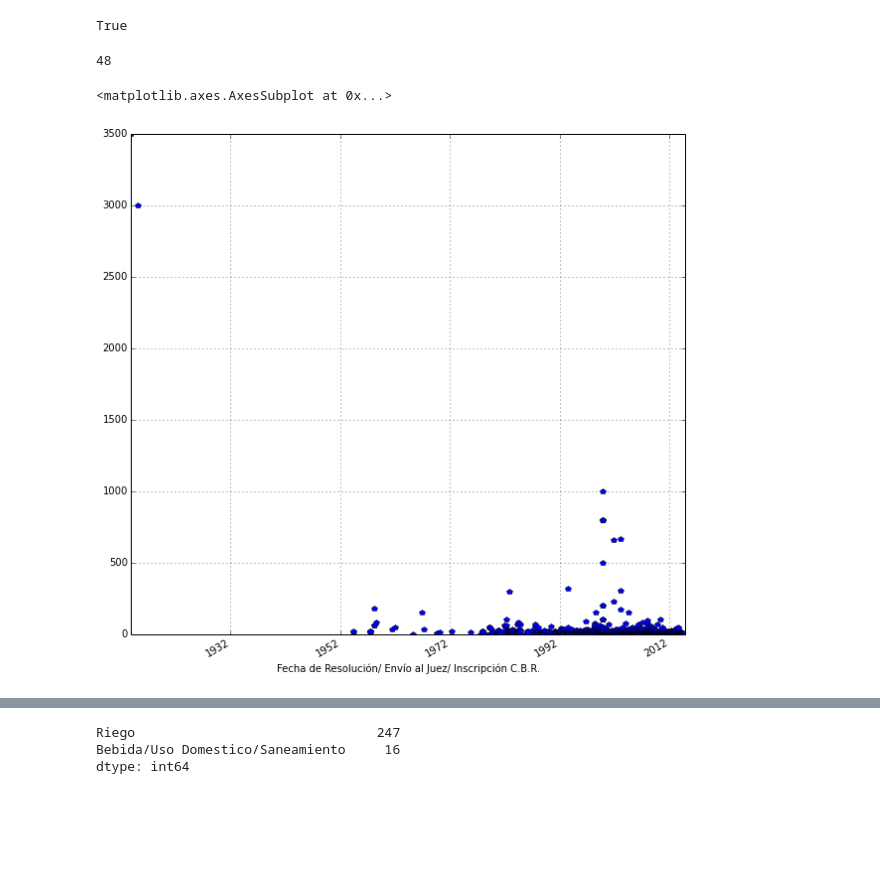
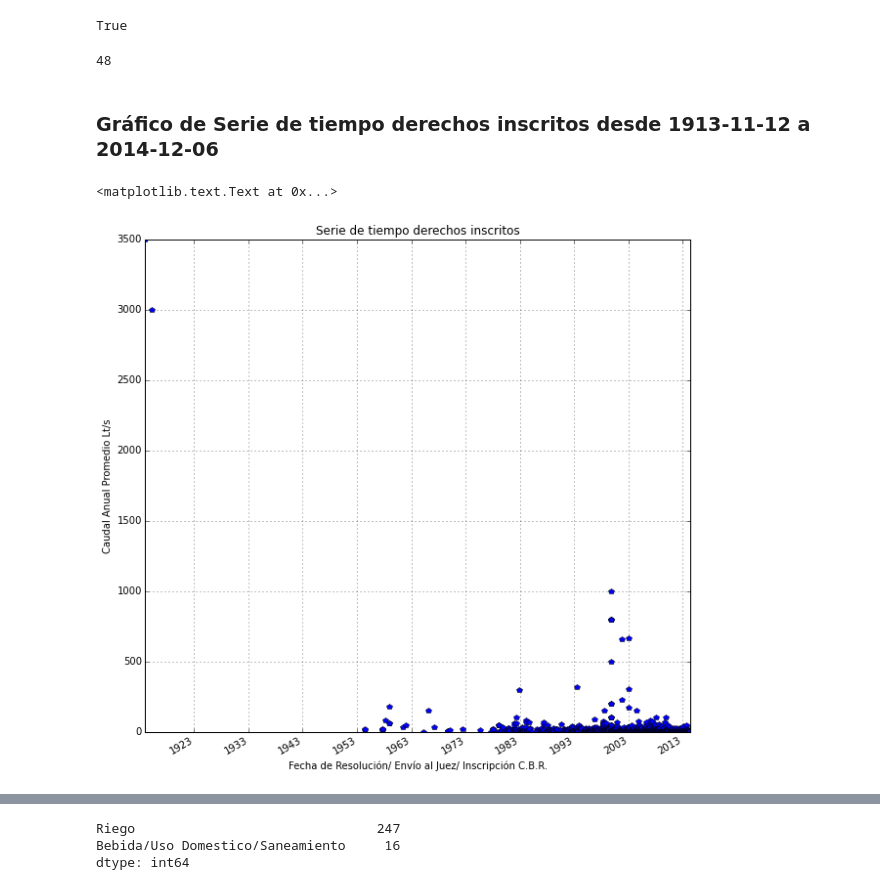
Before and after one commit to jrovegno/fci, a Jupyter notebook: Derechos-Agua-Petorca.ipynb, the cells around one changed output, grey strips where cells are left out. Drawn from its saved outputs; the diff is of its cells as text; code cells hidden in the pictures; blank space fills up the shorter version.

```diff
--- a/Derechos-Agua-Petorca.ipynb
+++ b/Derechos-Agua-Petorca.ipynb
@@ -15,2 +35,2 @@ if run_console:
 # %%
-ddaa = pd.read_csv('Derechos_Concedidos_V_Region-xls-Petorca-WGS84-csv-V3.csv', index_col='Fecha de Resolución/ Envío al Juez/ Inscripción C.B.R.', parse_dates=True)
+ddaa = pd.read_csv('Derechos_Concedidos_V_Region-xls-Petorca-WGS84-csv-V4.csv', index_col='Fecha de Resolución/ Envío al Juez/ Inscripción C.B.R.', dayfirst=True, parse_dates=True)
@@ -40,0 +62,4 @@ Index([u'LOCATION', u'Código de \nExpediente', u'Uso del Agua', u'Naturaleza de
+# %%
+# Corrige Nombres de Columnas eliminando caracter especial \r
+ddaa.columns = map(lambda s: s.replace('\r', ''), ddaa.columns.values)
+ddaa.columns
@@ -63,15 +93,19 @@ ddaa.sort(u'Caudal \nAnual\nProm', ascending=False).head(25)
 (len(ddaa.columns) - 15)*len(ddaa) < 100000
 # %% [output]
 True
-# %%
-len(ddaa.columns)
-# %% [output]
-48
+# %%
+# Número de columnas del dataset
+len(ddaa.columns)
+# %% [output]
+48
+# %% [markdown]
+### Gráfico de Serie de tiempo derechos inscritos desde 1913-11-12 a 2014-12-06
 # %%
-ddaa[u'Caudal \nAnual\nProm'].plot(figsize=(10, 10), style=['p'])
+plot1 = ddaa[u'Caudal \nAnual\nProm'].plot(figsize=(10, 10), style=['p'], title='Serie de tiempo derechos inscritos')
+plot1.set_ylabel("Caudal Anual Promedio Lt/s")
 # %% [output]
-<matplotlib.axes.AxesSubplot at 0x...>
+<matplotlib.text.Text at 0x...>
-[figure, old version]
+[figure, new version]
 # %%
 ddaa['1973':][u'Caudal \nAnual\nProm'].plot(figsize=(10, 10), style=['p'])
 # %% [output]
```
Also changed, not shown: parts of 20 cells of this notebook.
